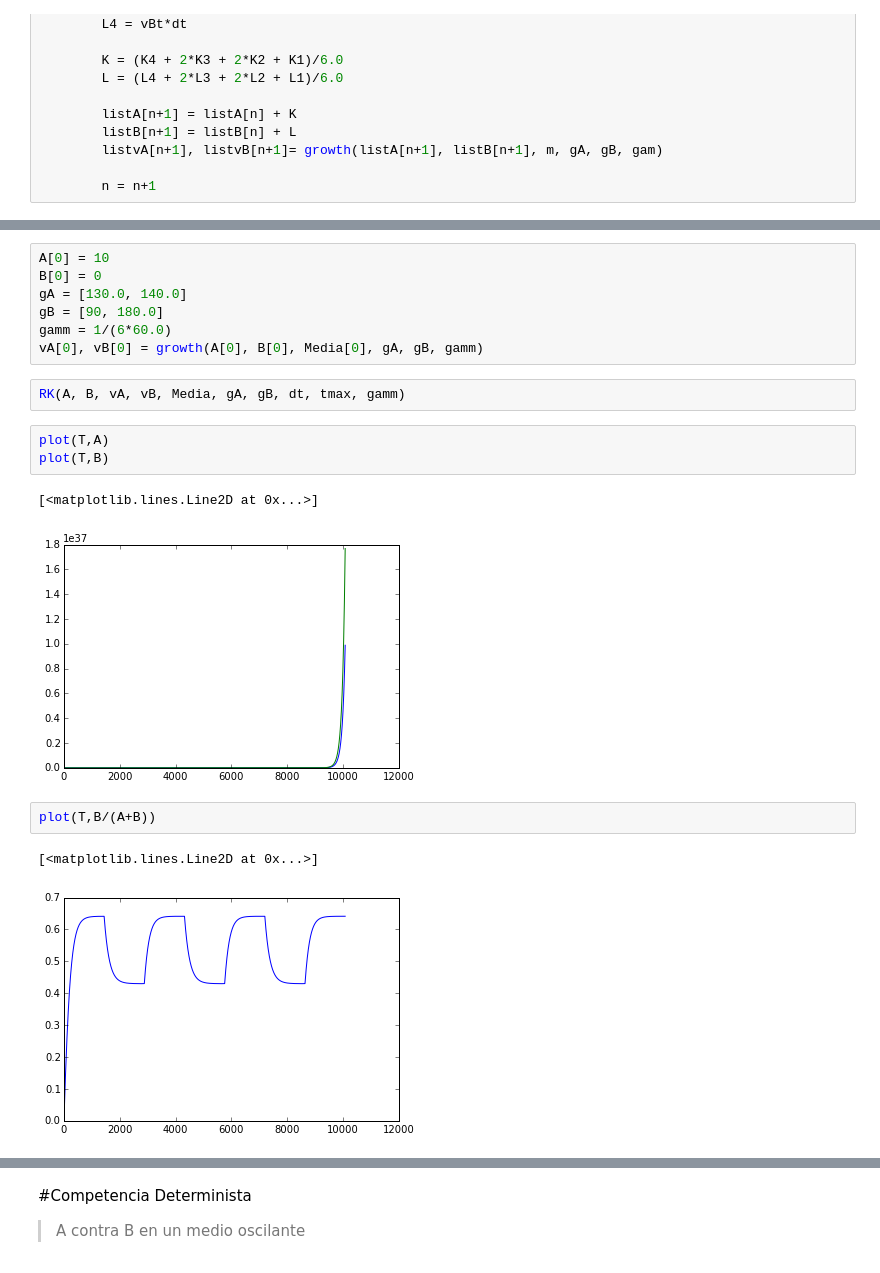
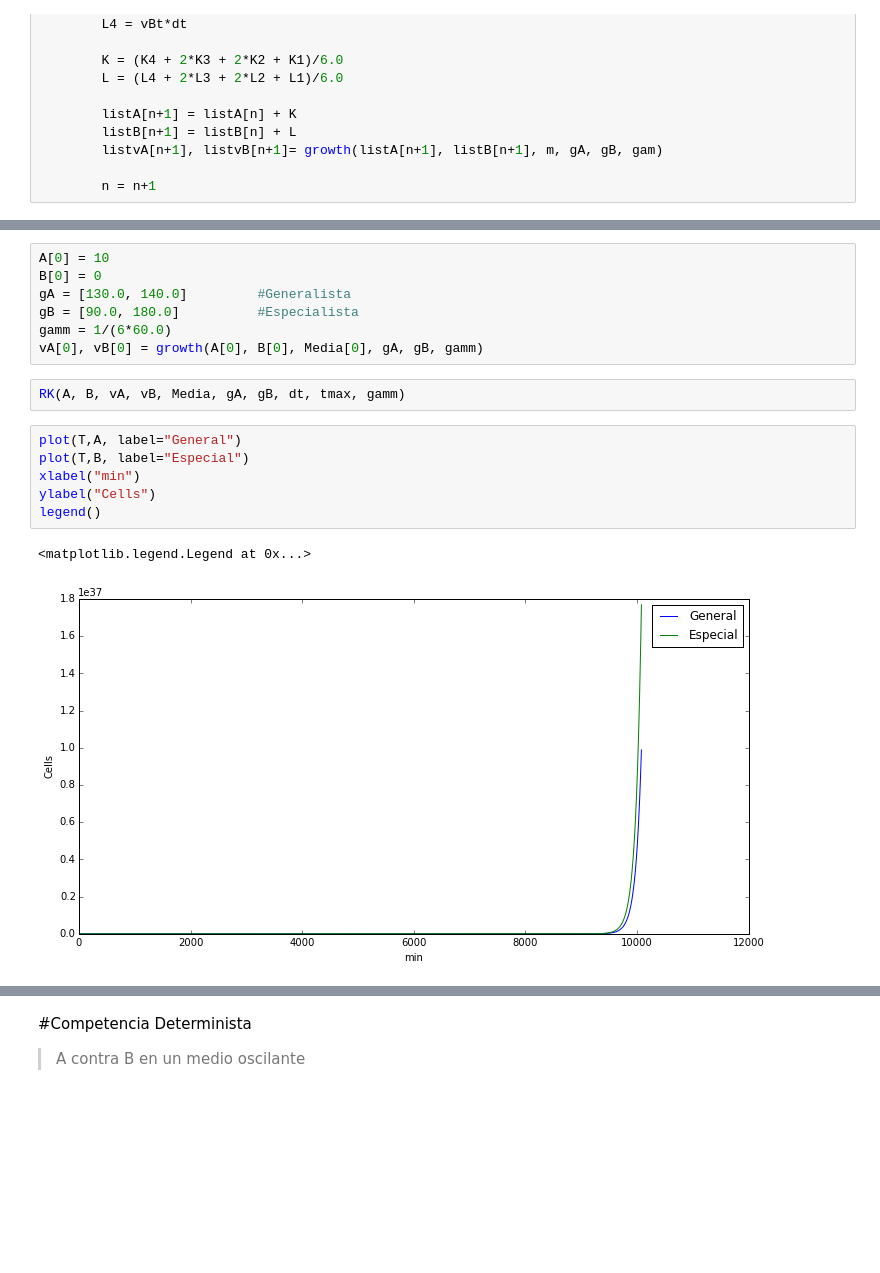
Before and after one commit to jdestupinan1332/Tesis, a Jupyter notebook: Simulation.ipynb, the cells around one changed output, grey strips where cells are left out. Drawn from its saved outputs; the diff is of its cells as text; blank space fills up the shorter version.

```diff
--- a/Simulation.ipynb
+++ b/Simulation.ipynb
@@ -91,20 +110,18 @@ ylim(-2,2)
 # %%
 A[0] = 10
 B[0] = 0
-gA = [130.0, 140.0]
-gB = [90, 180.0]
+gA = [130.0, 140.0]         #Generalista
+gB = [90.0, 180.0]          #Especialista
 gamm = 1/(6*60.0)
 vA[0], vB[0] = growth(A[0], B[0], Media[0], gA, gB, gamm)
 # %%
 RK(A, B, vA, vB, Media, gA, gB, dt, tmax, gamm)
 # %%
-plot(T,A)
-plot(T,B)
+plot(T,A, label="General")
+plot(T,B, label="Especial")
+xlabel("min")
+ylabel("Cells")
+legend()
 # %% [output]
-[<matplotlib.lines.Line2D at 0x...>]
+<matplotlib.legend.Legend at 0x...>
-[figure, old version]
+[figure, new version]
-# %%
-plot(T,B/(A+B))
-# %% [output]
-[<matplotlib.lines.Line2D at 0x...>]
-[figure, removed]
```
Also changed, not shown: parts of 21 cells of this notebook.
